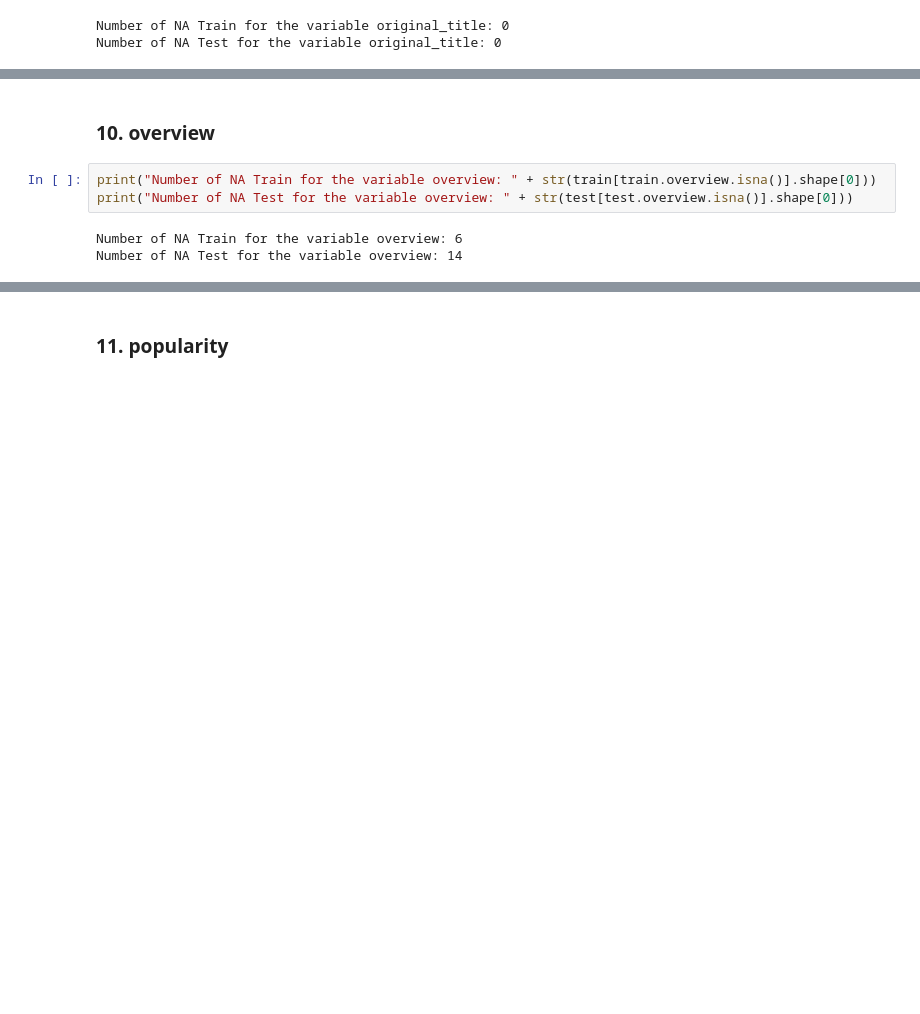
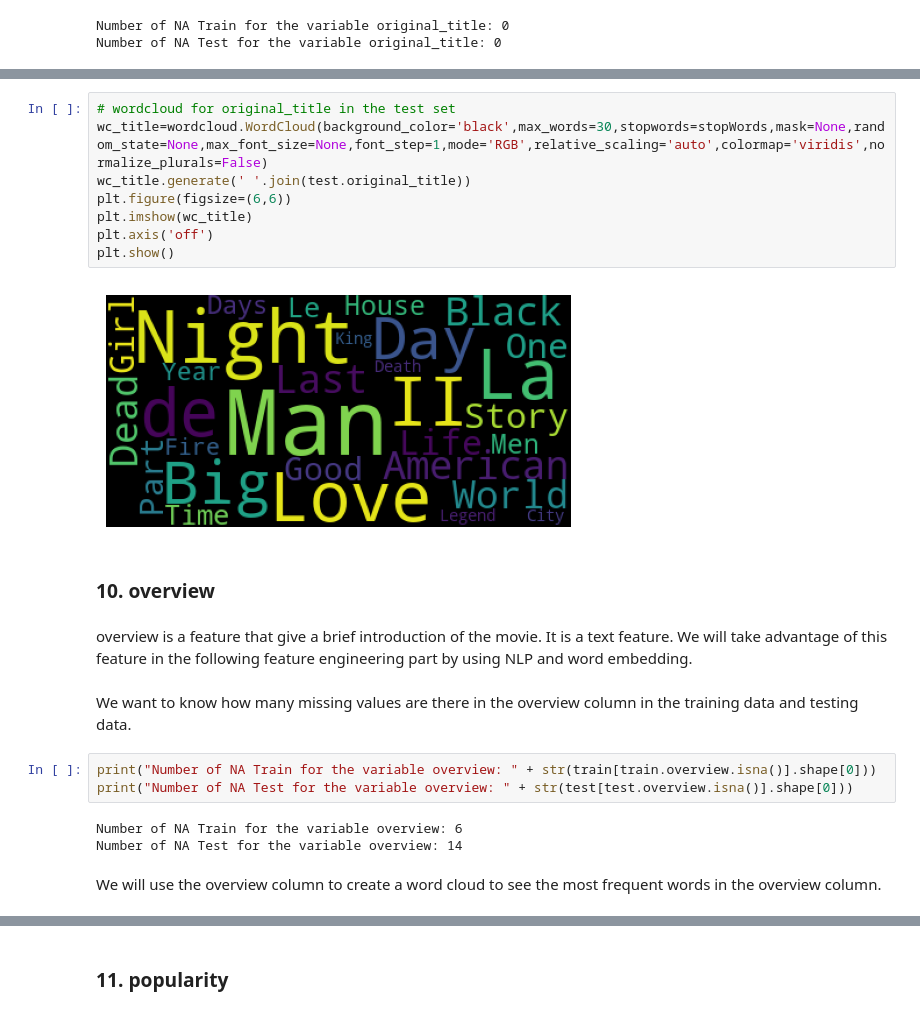
Before and after one commit to RyanYuanyang/TMDB-Movie-Prediction, a Jupyter notebook: DataAnalysis.ipynb, the cells around one changed output, grey strips where cells are left out. Drawn from its saved outputs; the diff is of its cells as text; blank space fills up the shorter version.

```diff
--- a/DataAnalysis.ipynb
+++ b/DataAnalysis.ipynb
@@ -460,9 +494,25 @@ plt.show()
+# %%
+# wordcloud for original_title in the test set
+wc_title=wordcloud.WordCloud(background_color='black',max_words=30,stopwords=stopWords,mask=None,random_state=None,max_font_size=None,font_step=1,mode='RGB',relative_scaling='auto',colormap='viridis',normalize_plurals=False)
+wc_title.generate(' '.join(test.original_title))
+plt.figure(figsize=(6,6))
+plt.imshow(wc_title)
+plt.axis('off')
+plt.show()
+# %% [output]
+[figure, added]
 # %% [markdown]
 ### 10. overview
+# %% [markdown]
+overview is a feature that give a brief introduction of the movie. It is a text feature. We will take advantage of this feature in the following feature engineering part by using NLP and word embedding.
+# %% [markdown]
+We want to know how many missing values are there in the overview column in the training data and testing data.
 # %%
 print("Number of NA Train for the variable overview: " + str(train[train.overview.isna()].shape[0]))
 print("Number of NA Test for the variable overview: " + str(test[test.overview.isna()].shape[0]))
 # %% [output]
 Number of NA Train for the variable overview: 6
 Number of NA Test for the variable overview: 14
+# %% [markdown]
+We will use the overview column to create a word cloud to see the most frequent words in the overview column.
 # %%
```
Also changed, not shown: parts of 45 cells of this notebook.
